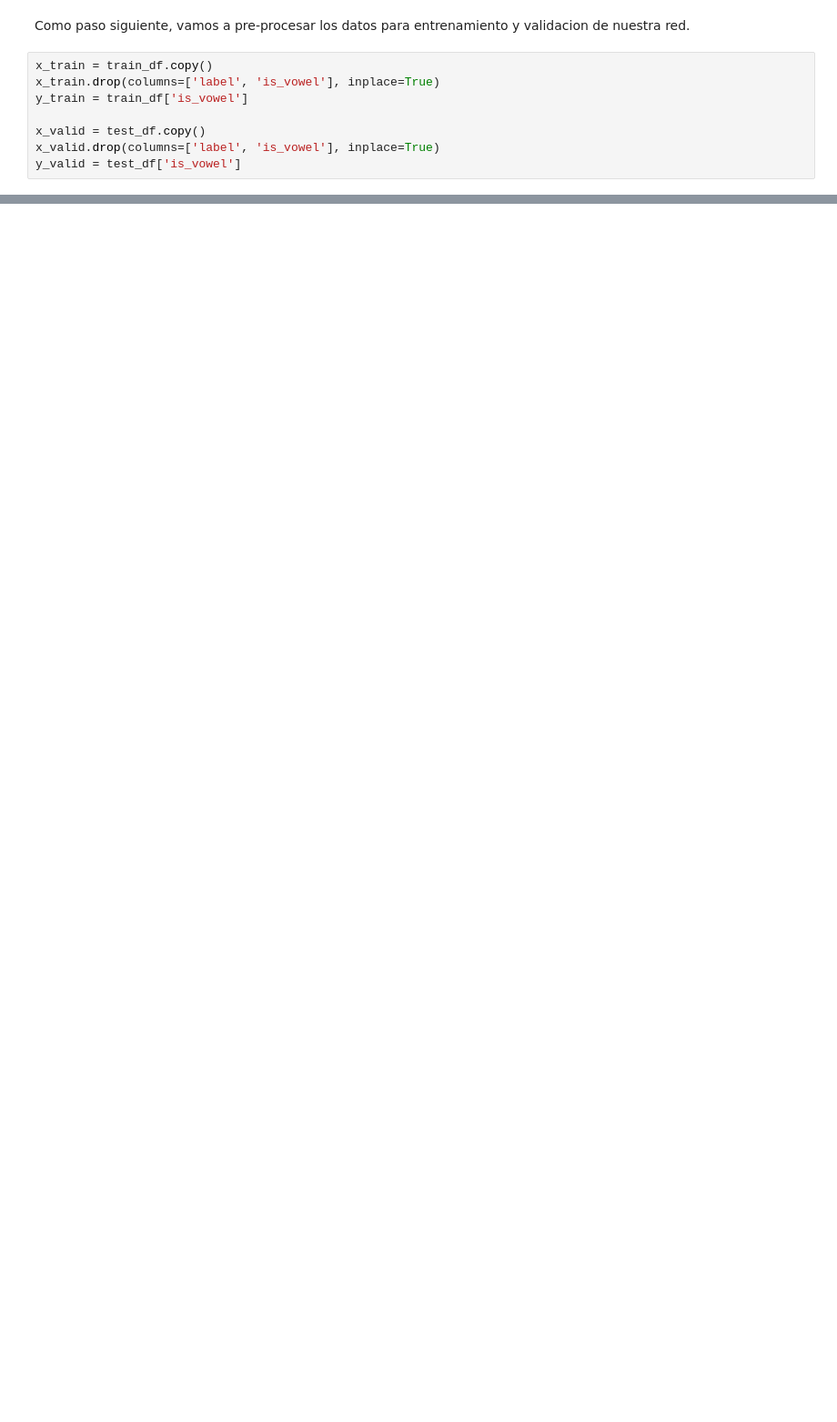
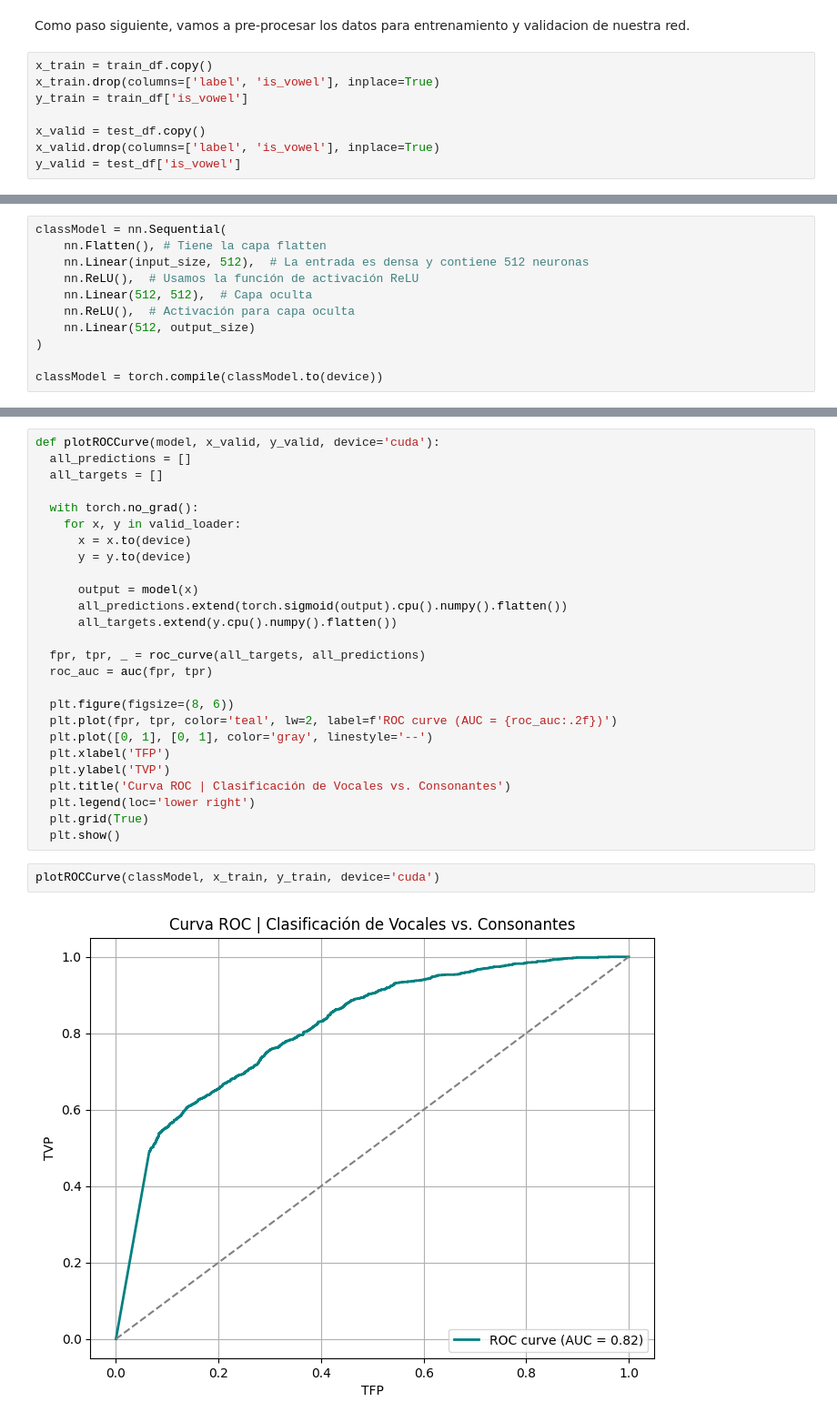
Before and after one commit to Morax19/ML_UCV, a Jupyter notebook: Parcial2/Parcial_02_pregrado_2025_DanielHernandez.ipynb, the cells around one changed output, grey strips where cells are left out. Shown at 91% size. Drawn from its saved outputs; the diff is of its cells as text; blank space fills up the shorter version.

```diff
--- a/Parcial2/Parcial_02_pregrado_2025_DanielHernandez.ipynb
+++ b/Parcial2/Parcial_02_pregrado_2025_DanielHernandez.ipynb
@@ -1019,0 +947,11 @@ Construya un modelo usando capas convolucionales donde sea posible modificar la
+# %%
+classModel = nn.Sequential(
+    nn.Flatten(), # Tiene la capa flatten
+    nn.Linear(input_size, 512),  # La entrada es densa y contiene 512 neuronas
+    nn.ReLU(),  # Usamos la función de activación ReLU
+    nn.Linear(512, 512),  # Capa oculta
+    nn.ReLU(),  # Activación para capa oculta
+    nn.Linear(512, output_size)
+)
+
+classModel = torch.compile(classModel.to(device))
@@ -1019,0 +1054,30 @@ Construya un modelo usando capas convolucionales donde sea posible modificar la
+# %%
+def plotROCCurve(model, x_valid, y_valid, device='cuda'):
+  all_predictions = []
+  all_targets = []
+
+  with torch.no_grad():
+    for x, y in valid_loader:
+      x = x.to(device)
+      y = y.to(device)
+
+      output = model(x)
+      all_predictions.extend(torch.sigmoid(output).cpu().numpy().flatten())
+      all_targets.extend(y.cpu().numpy().flatten())
+
+  fpr, tpr, _ = roc_curve(all_targets, all_predictions)
+  roc_auc = auc(fpr, tpr)
+
+  plt.figure(figsize=(8, 6))
+  plt.plot(fpr, tpr, color='teal', lw=2, label=f'ROC curve (AUC = {roc_auc:.2f})')
+  plt.plot([0, 1], [0, 1], color='gray', linestyle='--')
+  plt.xlabel('TFP')
+  plt.ylabel('TVP')
+  plt.title('Curva ROC | Clasificación de Vocales vs. Consonantes')
+  plt.legend(loc='lower right')
+  plt.grid(True)
+  plt.show()
+# %%
+plotROCCurve(classModel, x_train, y_train, device='cuda')
+# %% [output]
+[figure, added]
```
Also changed, not shown: parts of 48 cells of this notebook.
